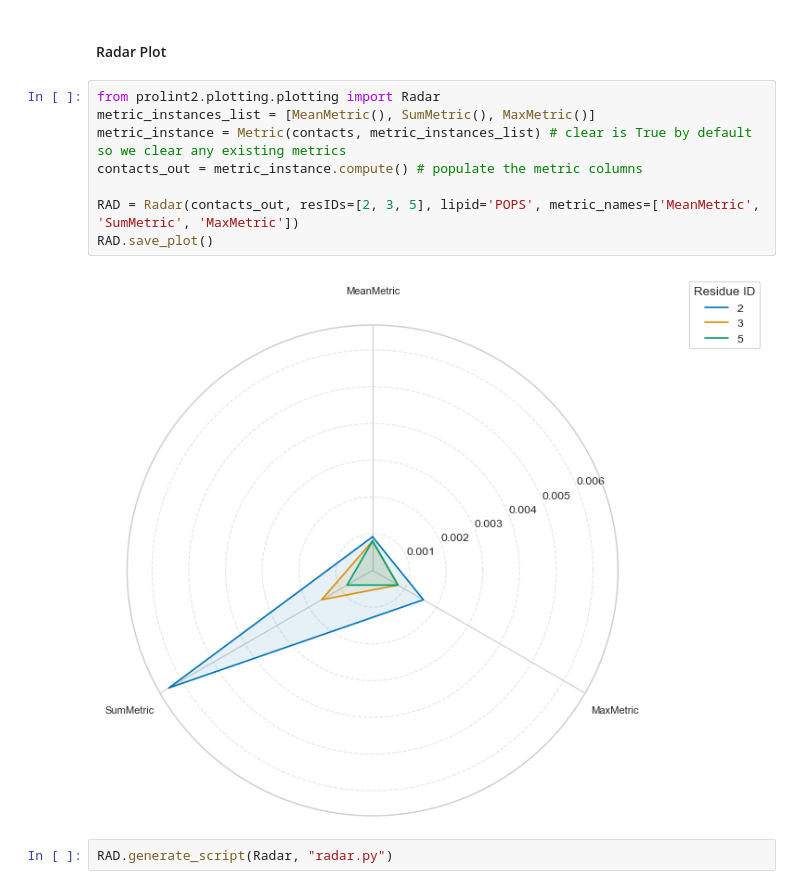
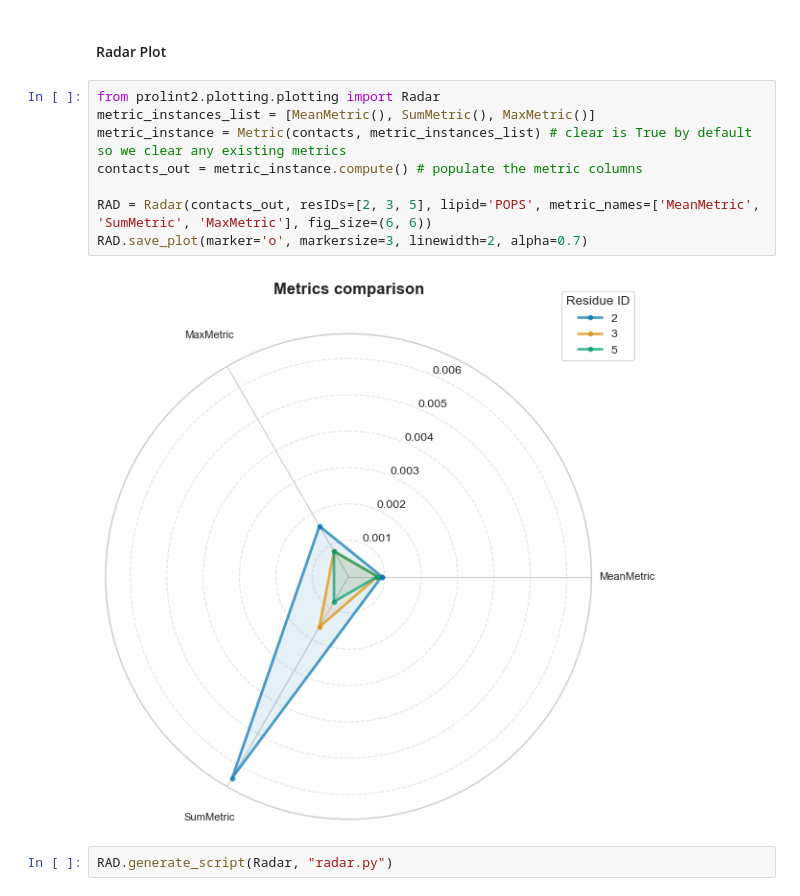
Before and after one commit to ProLint/prolint2, a Jupyter notebook: docs/notebooks/06_Generating_Plots.ipynb, the cells around one changed output. Drawn from its saved outputs; the diff is of its cells as text.

```diff
--- a/docs/notebooks/06_Generating_Plots.ipynb
+++ b/docs/notebooks/06_Generating_Plots.ipynb
@@ -31,13 +31,13 @@ PD.generate_script(PointDistribution, "point_distribution.py")
 # %%
 from prolint2.plotting.plotting import Radar
 metric_instances_list = [MeanMetric(), SumMetric(), MaxMetric()]
 metric_instance = Metric(contacts, metric_instances_list) # clear is True by default so we clear any existing metrics
 contacts_out = metric_instance.compute() # populate the metric columns
 
-RAD = Radar(contacts_out, resIDs=[2, 3, 5], lipid='POPS', metric_names=['MeanMetric', 'SumMetric', 'MaxMetric'])
-RAD.save_plot()
+RAD = Radar(contacts_out, resIDs=[2, 3, 5], lipid='POPS', metric_names=['MeanMetric', 'SumMetric', 'MaxMetric'], fig_size=(6, 6))
+RAD.save_plot(marker='o', markersize=3, linewidth=2, alpha=0.7)
 # %% [output]
-[figure, old version]
+[figure, new version]
 # %%
 RAD.generate_script(Radar, "radar.py")
 # %% [markdown]
```
Also changed, not shown: parts of 2 cells of this notebook, 4 other files.
